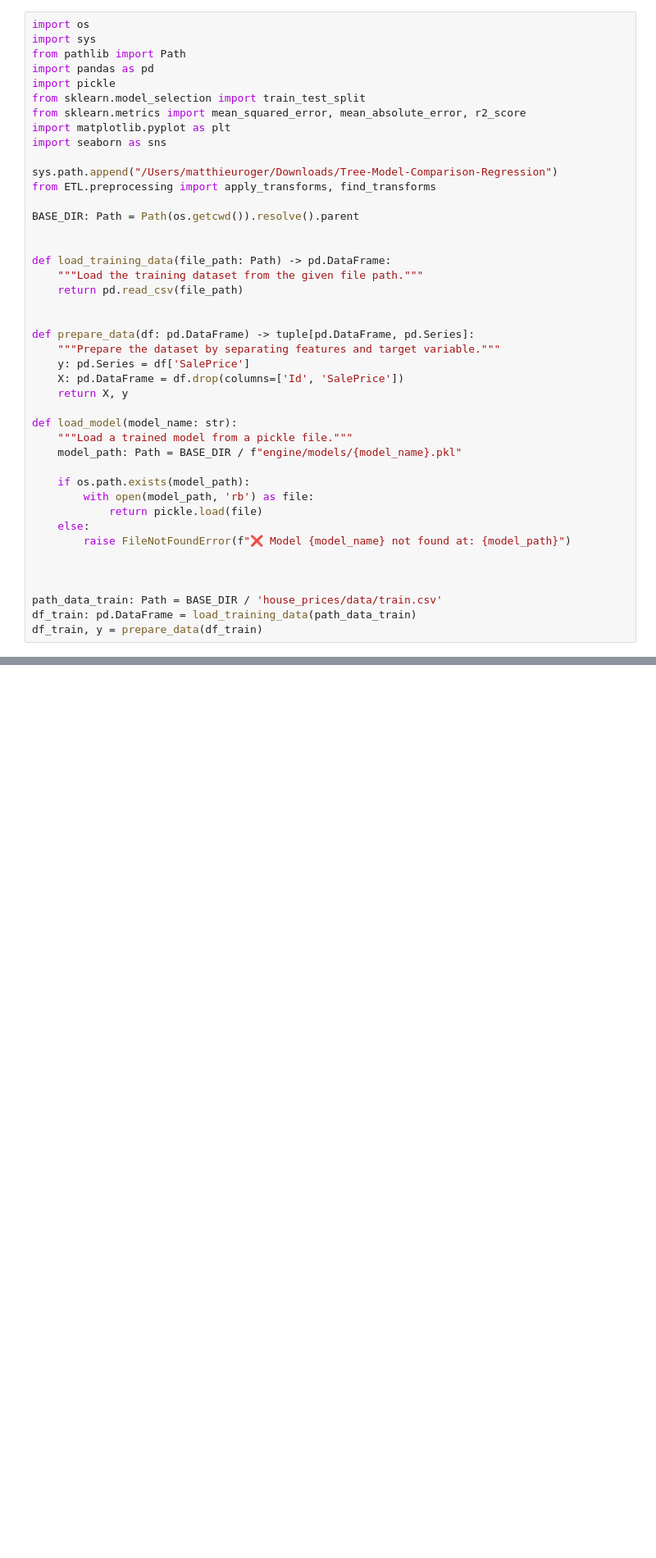
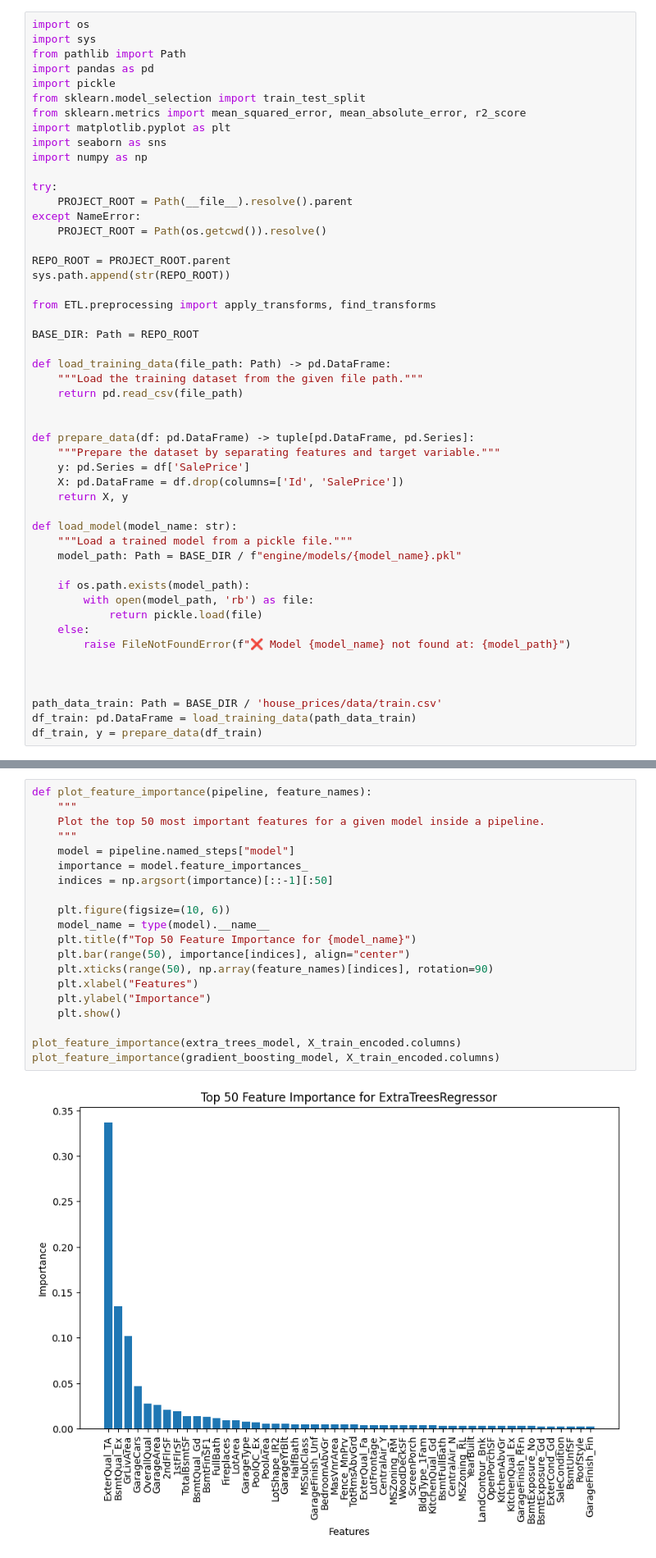
Before and after one commit to Matlpb/Tree-Model-Comparison-Regression, a Jupyter notebook: Analysis/analysis.ipynb, the cells around one changed output, grey strips where cells are left out. Shown at 82% size. Drawn from its saved outputs; the diff is of its cells as text; blank space fills up the shorter version.

```diff
--- a/Analysis/analysis.ipynb
+++ b/Analysis/analysis.ipynb
@@ -8,12 +8,19 @@ from sklearn.model_selection import train_test_split
 from sklearn.metrics import mean_squared_error, mean_absolute_error, r2_score
 import matplotlib.pyplot as plt
 import seaborn as sns
+import numpy as np
 
-sys.path.append("/Users/matthieuroger/Downloads/Tree-Model-Comparison-Regression")
+try:
+    PROJECT_ROOT = Path(__file__).resolve().parent
+except NameError:
+    PROJECT_ROOT = Path(os.getcwd()).resolve()
+
+REPO_ROOT = PROJECT_ROOT.parent
+sys.path.append(str(REPO_ROOT))
+
 from ETL.preprocessing import apply_transforms, find_transforms
 
-BASE_DIR: Path = Path(os.getcwd()).resolve().parent
-
+BASE_DIR: Path = REPO_ROOT
 
 def load_training_data(file_path: Path) -> pd.DataFrame:
     """Load the training dataset from the given file path."""
@@ -233,3 +240,25 @@ plot_absolute_errors(y_test, y_pred_extra, y_pred_grad)
 - **Gradient Boosting is more stable**, with generally lower errors.
 - **Extra Trees is less reliable**, occasionally making large mistakes.
 - **Both models struggle with expensive houses**, likely due to a lack of high-value training data.
+# %%
+def plot_feature_importance(pipeline, feature_names):
+    """
+    Plot the top 50 most important features for a given model inside a pipeline.
+    """
+    model = pipeline.named_steps["model"]
+    importance = model.feature_importances_
+    indices = np.argsort(importance)[::-1][:50]
+
+    plt.figure(figsize=(10, 6))
+    model_name = type(model).__name__
+    plt.title(f"Top 50 Feature Importance for {model_name}")
+    plt.bar(range(50), importance[indices], align="center")
+    plt.xticks(range(50), np.array(feature_names)[indices], rotation=90)
+    plt.xlabel("Features")
+    plt.ylabel("Importance")
+    plt.show()
+
+plot_feature_importance(extra_trees_model, X_train_encoded.columns)
+plot_feature_importance(gradient_boosting_model, X_train_encoded.columns)
+# %% [output]
+[figure, added]
```
Also changed, not shown: parts of 3 cells of this notebook, 1 other file.
